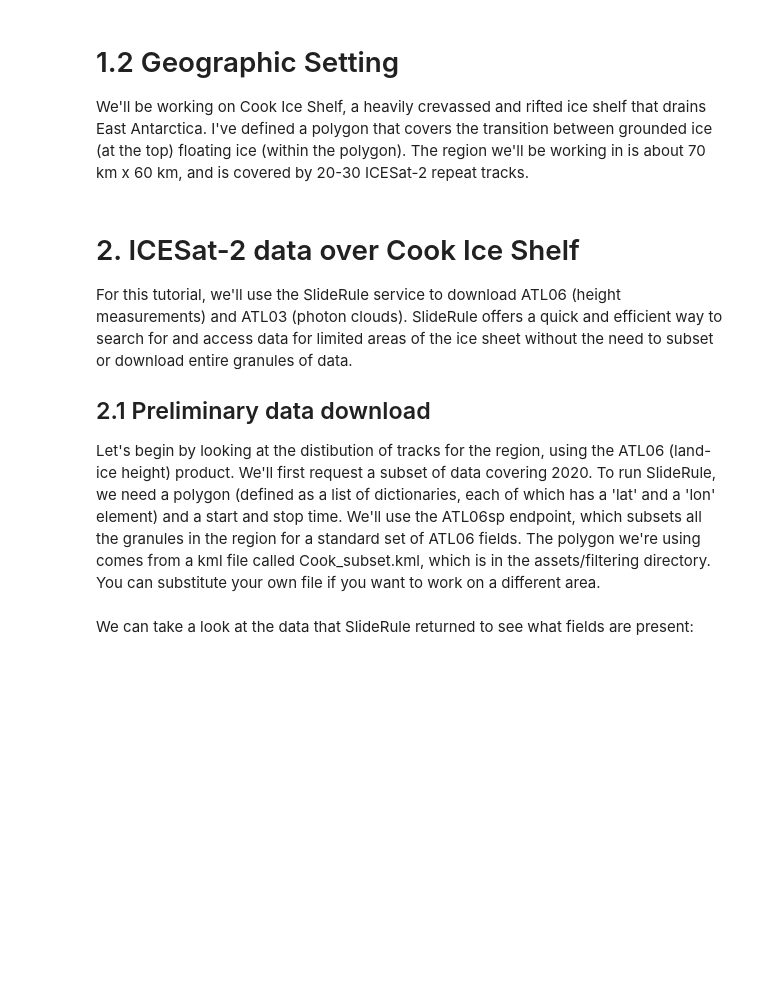
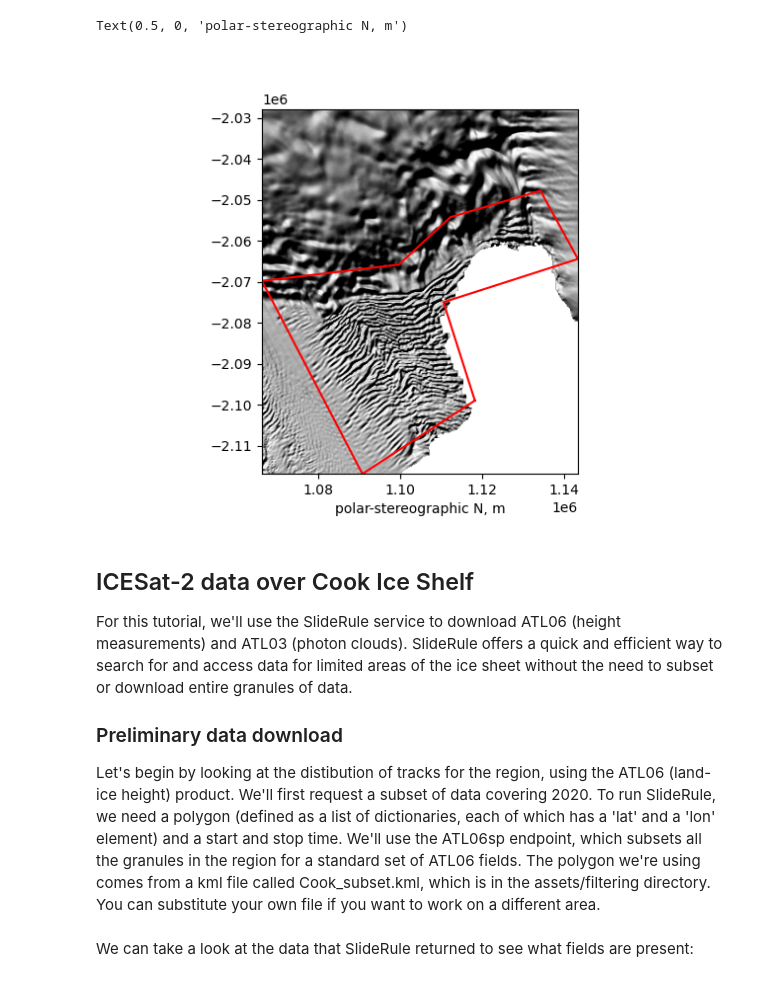
Before and after one commit to chancelorr/icesat2-cookbook, a Jupyter notebook: notebooks/filtering.ipynb, the cells around one changed output. Drawn from its saved outputs; the diff is of its cells as text; code cells hidden in the pictures; blank space fills up the shorter version.

Commit message:
filtering.ipynb: Changed the organization and layout of the notebook to make it more compatible with the Pythia framework.

```diff
--- a/notebooks/filtering.ipynb
+++ b/notebooks/filtering.ipynb
@@ -68,42 +85,44 @@ geom_ll = df.geometry[0]
 # %%
+# read in a polygon defining our area of interest:
+df = gpd.read_file('../assets/filtering/Cook_subset.kml')
+geom_xy = df.to_crs(3031).geometry[0]
+geom_ll = df.geometry[0]
+
 # get a shaded relief DEM to use as a basemap. This uses the ArcticDEM image server.
 
 HOST = 'https://elevation2.arcgis.com/arcgis/rest/services/Polar/AntarcticDEM/ImageServer/exportImage?'
 params = []
 params.append('bboxSR=3031')
 params.append('imageSR=3031')
 params.append('format=jpgpng')
 params.append('noDataInterpretation=esriNoDataMatchAll')
 params.append('f=image')
 
 [xmin, xmax], [ymin, ymax] = np.array(geom_xy.bounds).reshape(2,2).T
 # include a little bit more area at the top:
 ymax += 2.e4
 bbox = f'{xmin},{ymin},{xmax},{ymax}'
 params.append(f'bbox={urllib.parse.quote(bbox)}')
 
 image_service_url = HOST + '&'.join(params)
 shaded_relief_img = {'data': np.array(PIL.Image.open(urllib.request.urlopen(image_service_url))),
     'extent':[xmin, xmax, ymin, ymax]}
 plt.figure()
 plt.imshow(shaded_relief_img['data'], extent=shaded_relief_img['extent'])
 x_poly, y_poly, _ = [*np.c_[geom_xy.exterior.coords].T]
 plt.plot(x_poly, y_poly,'r')
 
 plt.gca().set_xlabel('polar-stereographic E, m')
 plt.gca().set_xlabel('polar-stereographic N, m')
+# %% [output]
+Text(0.5, 0, 'polar-stereographic N, m')
+[figure, added]
-# %% [markdown]
-
-# 1.2 Geographic Setting
-
-We'll be working on Cook Ice Shelf, a heavily crevassed and rifted ice shelf that drains East Antarctica.  I've defined a polygon that covers the transition between grounded ice (at the top) floating ice (within the polygon).  The region we'll be working in is about 70 km x 60 km, and is covered by 20-30 ICESat-2 repeat tracks.
 # %% [markdown]
-# 2. ICESat-2 data over Cook Ice Shelf
+## ICESat-2 data over Cook Ice Shelf
 
 For this tutorial, we'll use the SlideRule service to download ATL06 (height measurements) and ATL03 (photon clouds).  SlideRule offers a quick and efficient way to search for and access data for limited areas of the ice sheet without the need to subset or download entire granules of data.
 
-
-## 2.1 Preliminary data download
+### Preliminary data download
 
 Let's begin by looking at the distibution of tracks for the region, using the ATL06 (land-ice height) product. We'll first request a subset of data covering 2020.  To run SlideRule, we need a polygon (defined as a list of dictionaries, each of which has a 'lat' and a 'lon' element) and a start and stop time.  We'll use the ATL06sp endpoint, which subsets all the granules in the region for a standard set of ATL06 fields.  The polygon we're using comes from a kml file called Cook_subset.kml, which is in the assets/filtering directory.  You can substitute your own file if you want to work on a different area.
 # %%
```
Also changed, not shown: parts of 29 cells of this notebook.
